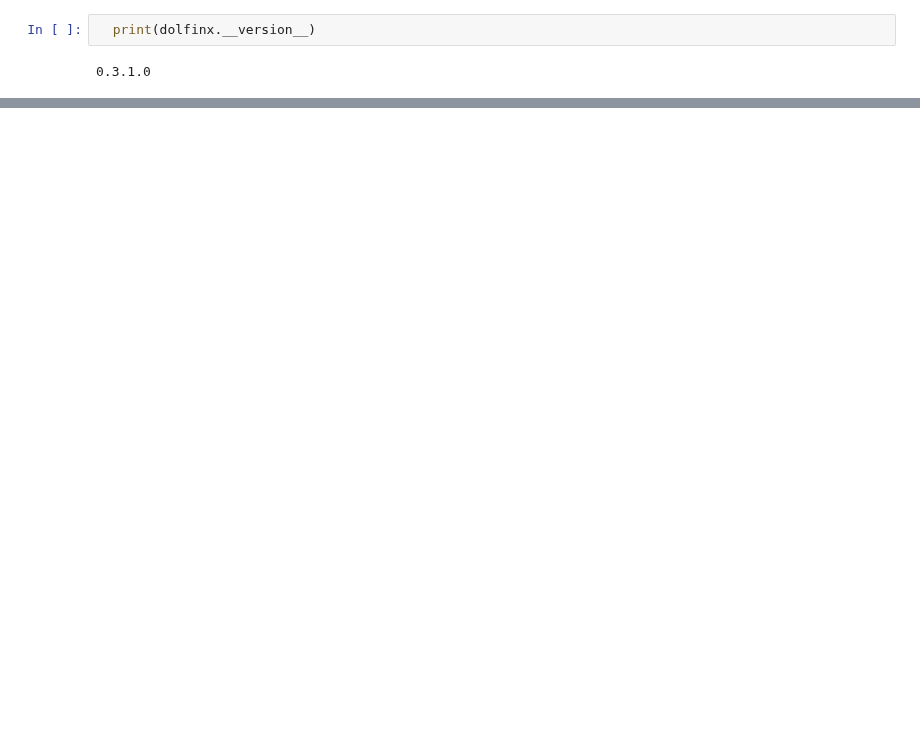
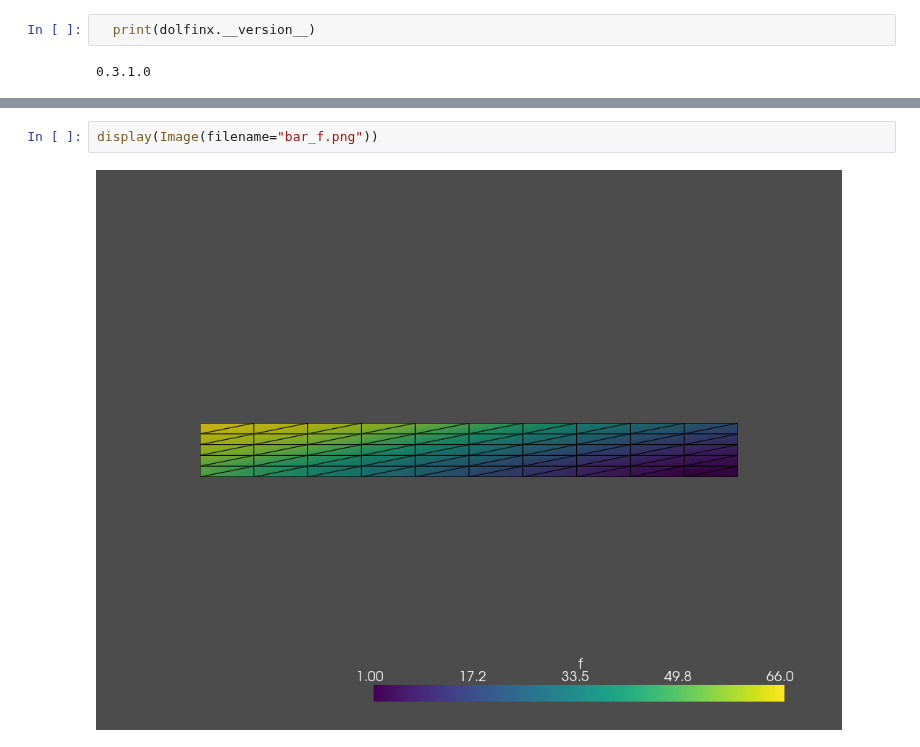
Before and after one commit to kumiori/irrevolutions, a Jupyter notebook: mec647_intro_0.ipynb, the cells around one changed output, grey strips where cells are left out. Drawn from its saved outputs; the diff is of its cells as text; blank space fills up the shorter version.

```diff
--- a/mec647_intro_0.ipynb
+++ b/mec647_intro_0.ipynb
@@ -68,0 +152,4 @@ Successfully installed aiohttp-3.8.1 aiosignal-1.2.0 async-timeout-4.0.1 asyncte
+# %%
+display(Image(filename="bar_f.png"))
+# %% [output]
+[figure, added]
```
Also changed, not shown: parts of 15 cells of this notebook.
